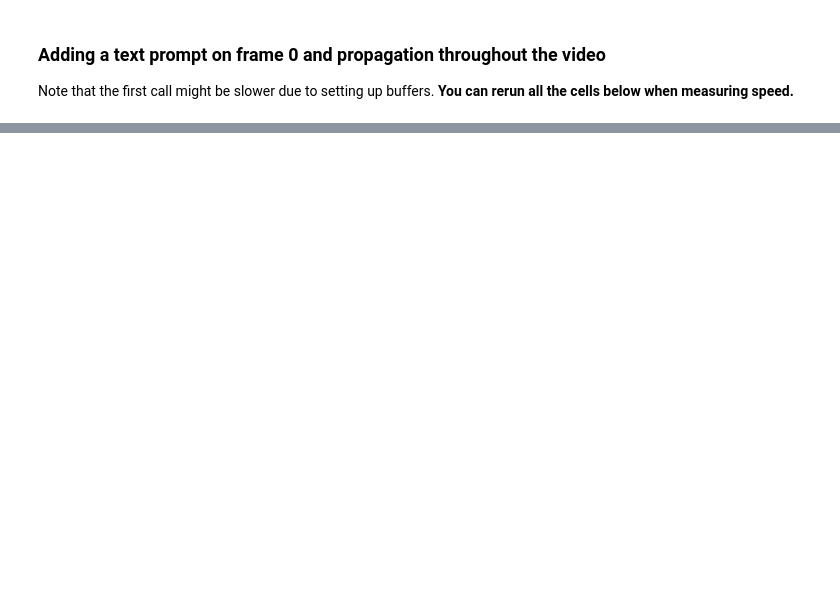
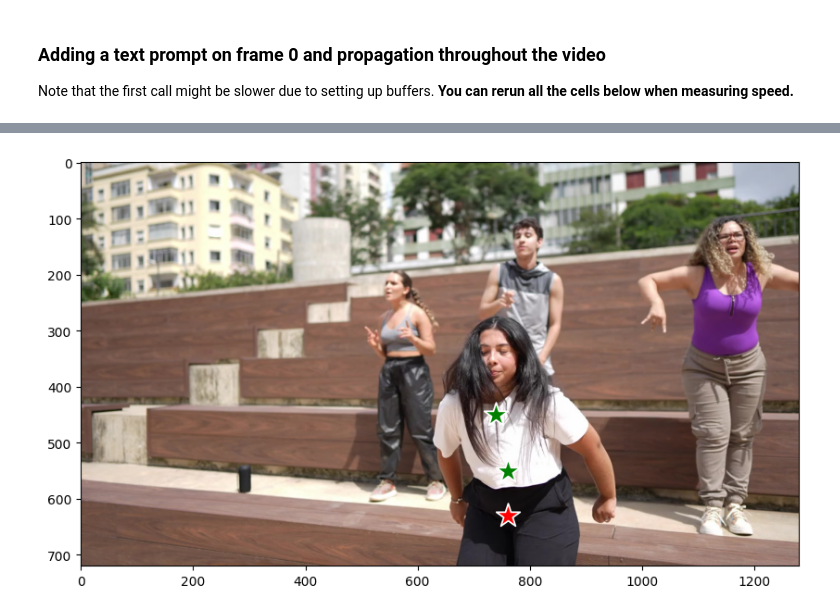
Before and after one commit to facebookresearch/sam3, a Jupyter notebook: examples/sam3_video_predictor_example.ipynb, the cells around one changed output, grey strips where cells are left out. Drawn from its saved outputs; the diff is of its cells as text; code cells hidden in the pictures; blank space fills up the shorter version.

```diff
--- a/examples/sam3_video_predictor_example.ipynb
+++ b/examples/sam3_video_predictor_example.ipynb
@@ -238,0 +371,4 @@ INFO 2025-10-09 19:20:08,224 45261 sam3_video_predictor.py: 211: propagation end
+# %%
+sample_img = Image.open(image_files[0])
+IMG_WIDTH, IMG_HEIGHT = sample_img.size
+print(f"Image dimensions: {IMG_WIDTH} x {IMG_HEIGHT}")
@@ -238,0 +383,29 @@ INFO 2025-10-09 19:20:08,224 45261 sam3_video_predictor.py: 211: propagation end
+# %%
+points_abs = [
+    [740, 450], #positive click
+    [760, 630], #negative click
+    [760, 550], #positive click
+]
+labels = np.array([1,0,1])
+
+frame_idx = 0
+refine_obj_id = 2
+
+points_abs = np.array(points_abs)
+
+image = Image.open(image_files[0])
+plt.figure(figsize=(10, 10))
+plt.imshow(image)
+show_points(points_abs, labels, plt.gca())
+plt.axis('on')
+plt.show()
+
+
+# Convert to relative coordinates for the model
+points = np.array(abs_to_rel_coords(points_abs, IMG_WIDTH, IMG_HEIGHT, coord_type='point'))
+
+# convert points and labels to tensors
+points_tensor = torch.tensor(points, dtype=torch.float32)
+points_labels_tensor = torch.tensor(labels, dtype=torch.int32)
+# %% [output]
+[figure, added]
```
Also changed, not shown: parts of 48 cells of this notebook, 3 other files.
